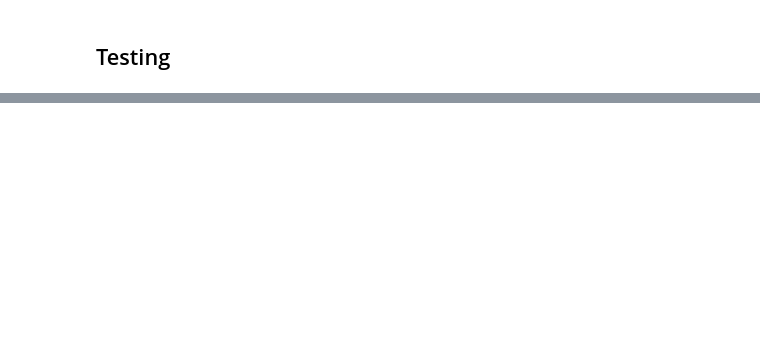
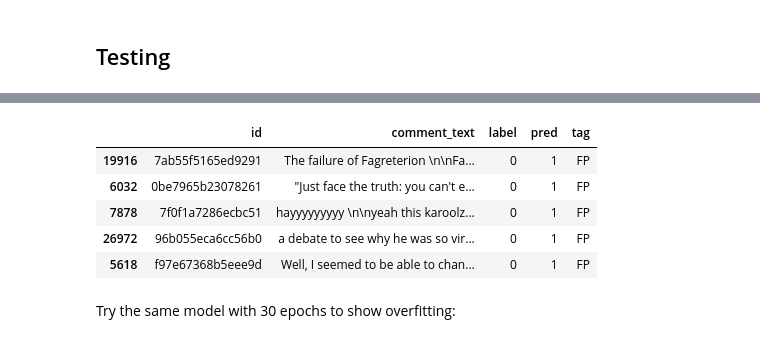
Before and after one commit to irsa-ashraf/toxic-language-filter, a Jupyter notebook: yifu/cnn/cnn_model.ipynb, the cells around one changed output, grey strips where cells are left out. Drawn from its saved outputs; the diff is of its cells as text; code cells hidden in the pictures; blank space fills up the shorter version.

```diff
--- a/yifu/cnn/cnn_model.ipynb
+++ b/yifu/cnn/cnn_model.ipynb
@@ -487,0 +725,12 @@ with open('best_model_0.pkl', 'wb') as file:
+# %%
+# check some of the false positive predictions
+false_pos_cnn_0 = results_cnn_0[results_cnn_0["tag"] == "FP"]
+false_pos_cnn_0.to_csv("FP_model0.csv")
+false_pos_cnn_0.head(5)
+# %% [output]
+|  | id | comment_text | label | pred | tag |
+| 19916 | 7ab55f5165ed9291 | The failure of Fagreterion \n\nFa... | 0 | 1 | FP |
+| 6032 | 0be7965b23078261 | "Just face the truth: you can't e... | 0 | 1 | FP |
+| 7878 | 7f0f1a7286ecbc51 | hayyyyyyyyy \n\nyeah this karoolz... | 0 | 1 | FP |
+| 26972 | 96b055eca6cc56b0 | a debate to see why he was so vir... | 0 | 1 | FP |
+| 5618 | f97e67368b5eee9d | Well, I seemed to be able to chan... | 0 | 1 | FP |
@@ -487,0 +746,2 @@ with open('best_model_0.pkl', 'wb') as file:
+# %% [markdown]
+Try the same model with 30 epochs to show overfitting:
```
Also changed, not shown: parts of 31 cells of this notebook, 2 other files.
